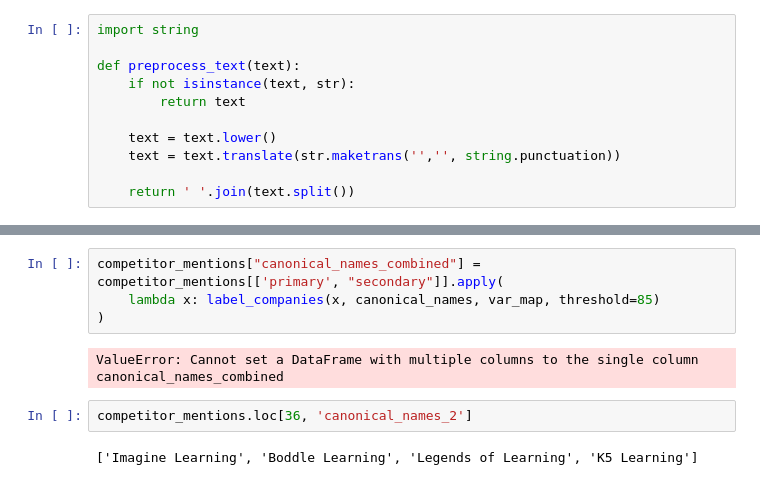
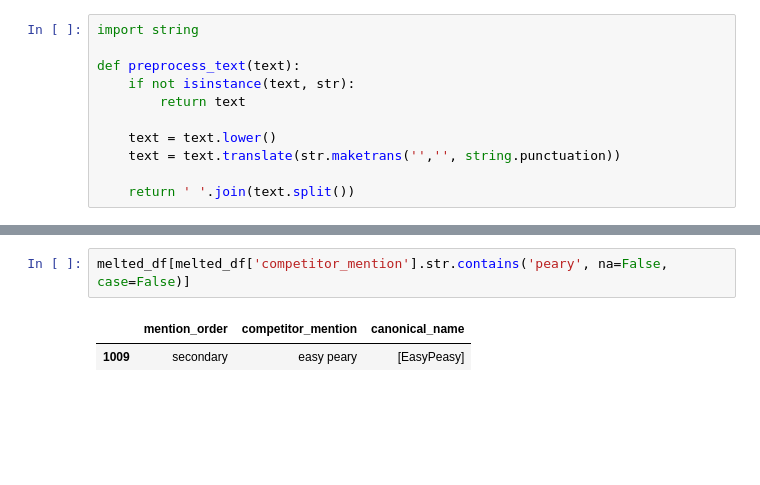
Before and after one commit to lynn-twinkl/joe_competitor_survey_analysis, a Jupyter notebook: draft-notebook.ipynb, the cells around one changed output, grey strips where cells are left out. Saved outputs shown, nothing was run; the diff lists cells and outputs as text; blank space fills up the shorter version.

```diff
--- a/draft-notebook.ipynb
+++ b/draft-notebook.ipynb
@@ -491,10 +440,5 @@ Score with Carson Dellosa Education: 66.66666666666667
-# %%
-competitor_mentions["canonical_names_combined"] = competitor_mentions[['primary', "secondary"]].apply(
-    lambda x: label_companies(x, canonical_names, var_map, threshold=85)
-)
-# %% [output]
-ValueError: Cannot set a DataFrame with multiple columns to the single column canonical_names_combined
-# %%
-competitor_mentions.loc[36, 'canonical_names_2']
-# %% [output]
-['Imagine Learning', 'Boddle Learning', 'Legends of Learning', 'K5 Learning']
+# %%
+melted_df[melted_df['competitor_mention'].str.contains('peary', na=False, case=False)]
+# %% [output]
+|  | mention_order | competitor_mention | canonical_name |
+| 1009 | secondary | easy peary | [EasyPeasy] |
```
Also changed, not shown: parts of 15 cells of this notebook.
